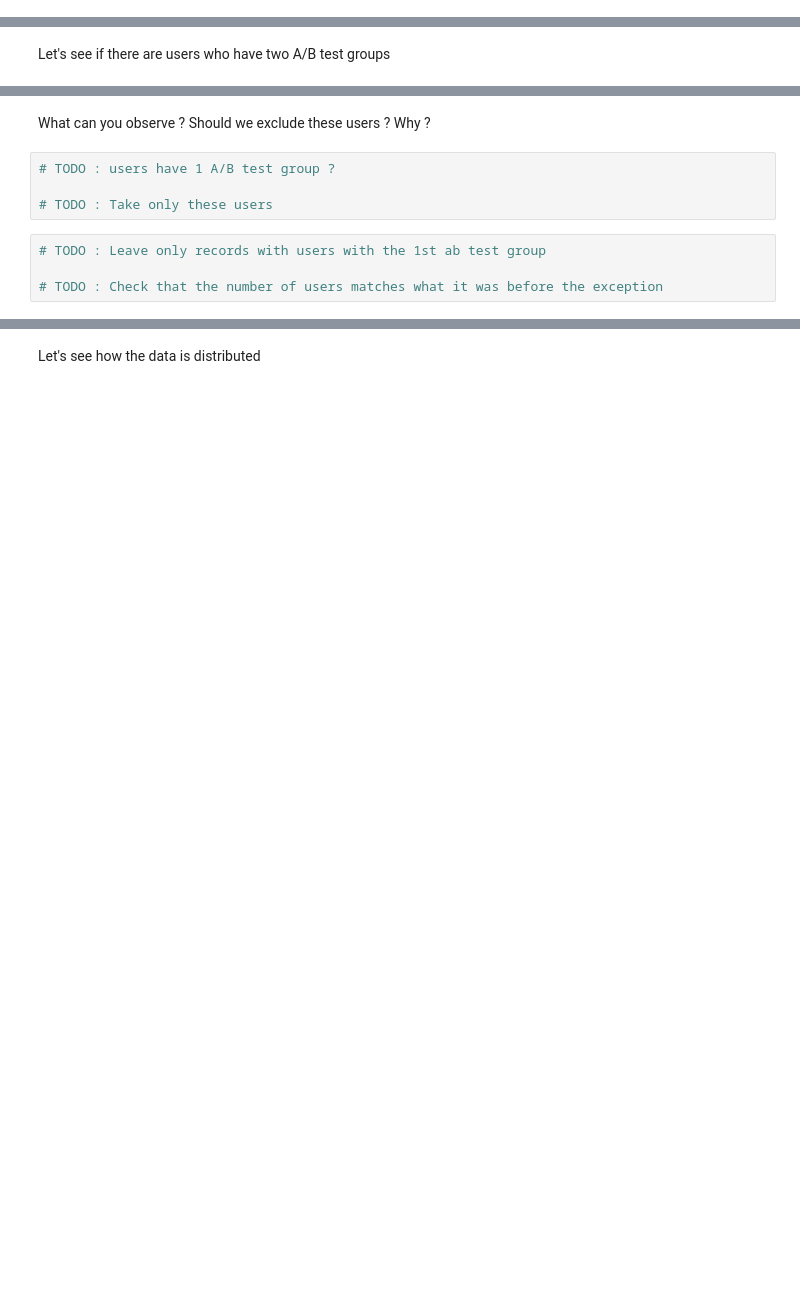
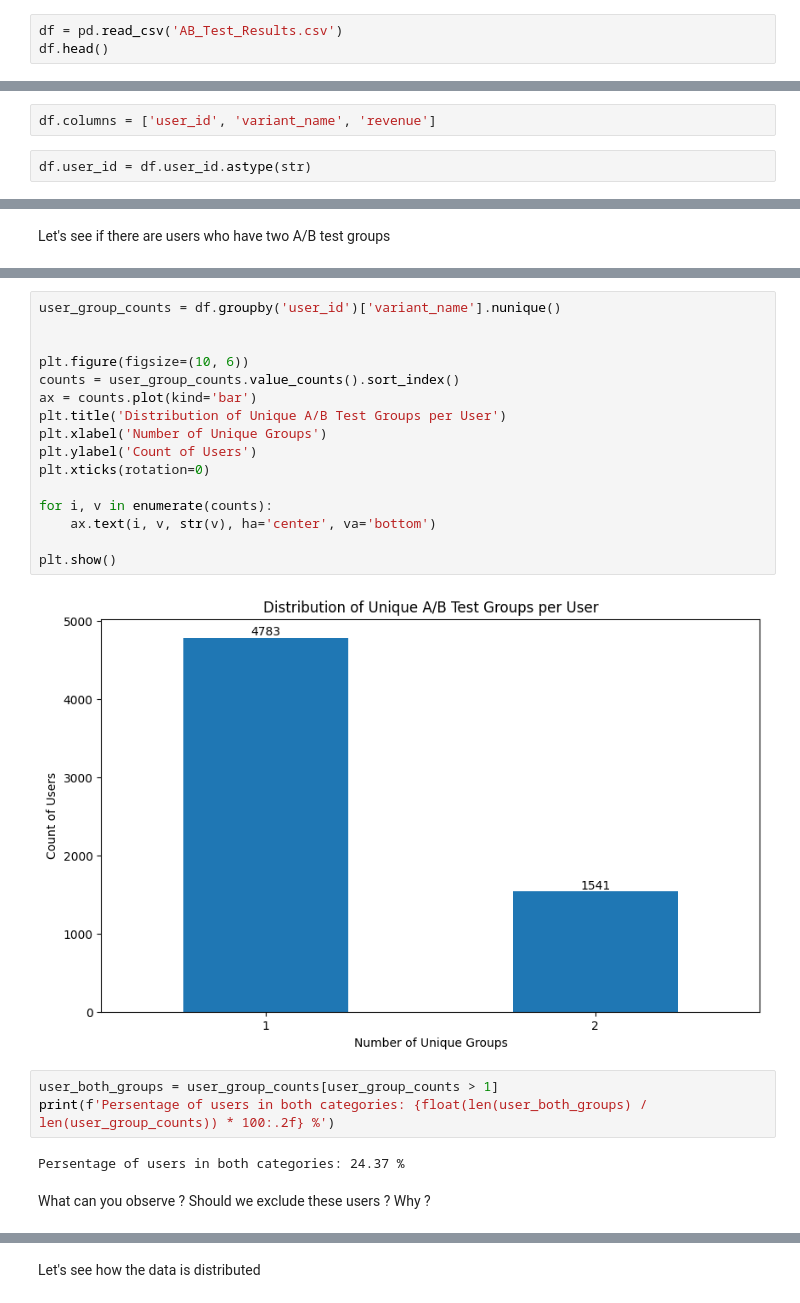
Before and after one commit to VladGrinDA/DI_Bootcamp, a Jupyter notebook: Week8/Day3/ExerciseXP/exXP.ipynb, the cells around one changed output, grey strips where cells are left out. Cells and saved outputs as stored; diff of their text form; blank space fills up the shorter version.

```diff
--- a/Week8/Day3/ExerciseXP/exXP.ipynb
+++ b/Week8/Day3/ExerciseXP/exXP.ipynb
@@ -27,0 +29,3 @@ from scipy.stats import shapiro
+# %%
+df = pd.read_csv('AB_Test_Results.csv')
+df.head()
@@ -27,0 +39,4 @@ from scipy.stats import shapiro
+# %%
+df.columns = ['user_id', 'variant_name', 'revenue']
+# %%
+df.user_id = df.user_id.astype(str)
@@ -34,10 +85,25 @@ Let's see if there are users who have two A/B test groups
+# %%
+user_group_counts = df.groupby('user_id')['variant_name'].nunique()
+
+
+plt.figure(figsize=(10, 6))
+counts = user_group_counts.value_counts().sort_index()
+ax = counts.plot(kind='bar')
+plt.title('Distribution of Unique A/B Test Groups per User')
+plt.xlabel('Number of Unique Groups')
+plt.ylabel('Count of Users')
+plt.xticks(rotation=0)
+
+for i, v in enumerate(counts):
+    ax.text(i, v, str(v), ha='center', va='bottom')
+
+plt.show()
+# %% [output]
+[figure, added]
+# %%
+user_both_groups = user_group_counts[user_group_counts > 1]
+print(f'Persentage of users in both categories: {float(len(user_both_groups) / len(user_group_counts)) * 100:.2f} %')
+# %% [output]
+Persentage of users in both categories: 24.37 %
 # %% [markdown]
 What can you observe ? Should we exclude these users ? Why ?
-# %%
-# TODO : users have 1 A/B test group ?
-
-# TODO : Take only these users
-# %%
-# TODO : Leave only records with users with the 1st ab test group
-
-# TODO : Check that the number of users matches what it was before the exception
```
Also changed, not shown: parts of 38 cells of this notebook, 47 other files.
